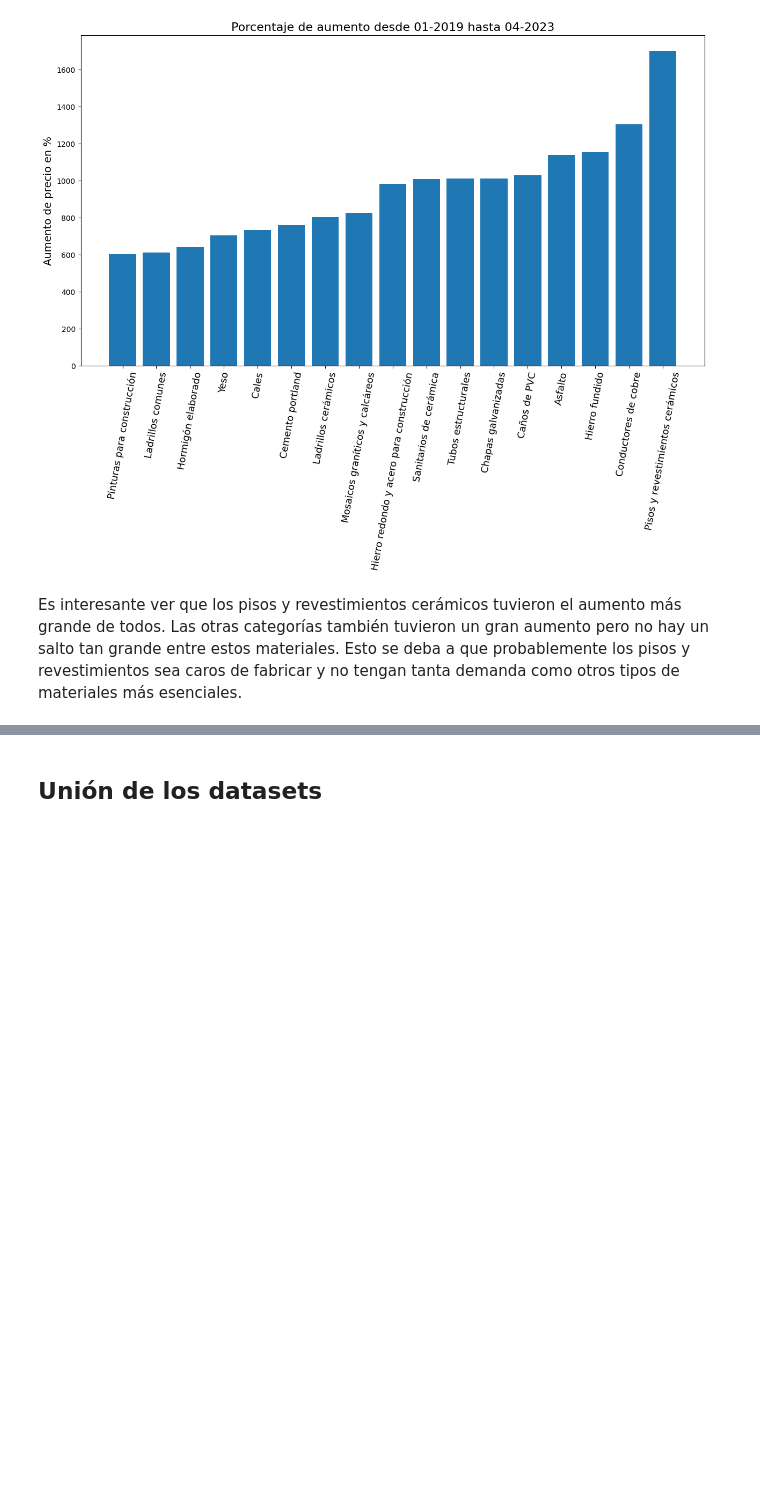
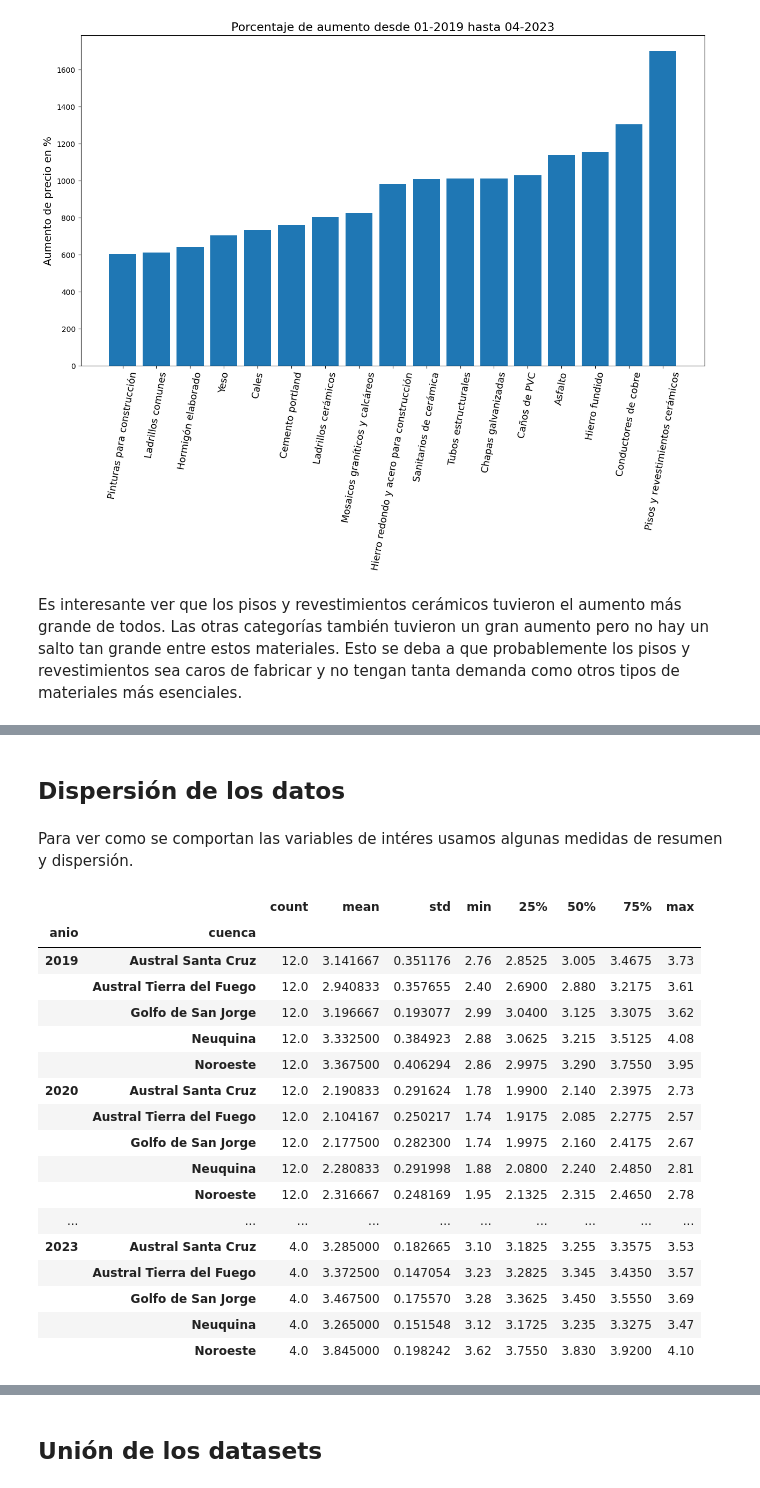
Before and after one commit to Isaiasgaray/fundamentos_final, a Jupyter notebook: TP_Final.ipynb, the cells around one changed output, grey strips where cells are left out. Saved outputs shown, nothing was run; the diff lists cells and outputs as text; code cells hidden in the pictures; blank space fills up the shorter version.

```diff
--- a/TP_Final.ipynb
+++ b/TP_Final.ipynb
@@ -189,0 +218,30 @@ Es interesante ver que los pisos y revestimientos cerámicos tuvieron el aumento
+# %% [markdown]
+## Dispersión de los datos
+# %% [markdown]
+Para ver como se comportan las variables de intéres usamos algunas medidas de resumen y dispersión.
+# %%
+cuencas_total[
+    ['anio', 'mes', 'cuenca', 'precio_gnc', 'precio_industria']]\
+    .groupby(['anio', 'cuenca'])\
+    .describe()['precio_gnc']
+
+# Precio GNC
+# %% [output]
+|  |  | count | mean | std | min | 25% | 50% | 75% | max |
+| anio | cuenca |  |  |  |  |  |  |  |  |
+| 2019 | Austral Santa Cruz | 12.0 | 3.141667 | 0.351176 | 2.76 | 2.8525 | 3.005 | 3.4675 | 3.73 |
+|  | Austral Tierra del Fuego | 12.0 | 2.940833 | 0.357655 | 2.40 | 2.6900 | 2.880 | 3.2175 | 3.61 |
+|  | Golfo de San Jorge | 12.0 | 3.196667 | 0.193077 | 2.99 | 3.0400 | 3.125 | 3.3075 | 3.62 |
+|  | Neuquina | 12.0 | 3.332500 | 0.384923 | 2.88 | 3.0625 | 3.215 | 3.5125 | 4.08 |
+|  | Noroeste | 12.0 | 3.367500 | 0.406294 | 2.86 | 2.9975 | 3.290 | 3.7550 | 3.95 |
+| 2020 | Austral Santa Cruz | 12.0 | 2.190833 | 0.291624 | 1.78 | 1.9900 | 2.140 | 2.3975 | 2.73 |
+|  | Austral Tierra del Fuego | 12.0 | 2.104167 | 0.250217 | 1.74 | 1.9175 | 2.085 | 2.2775 | 2.57 |
+|  | Golfo de San Jorge | 12.0 | 2.177500 | 0.282300 | 1.74 | 1.9975 | 2.160 | 2.4175 | 2.67 |
+|  | Neuquina | 12.0 | 2.280833 | 0.291998 | 1.88 | 2.0800 | 2.240 | 2.4850 | 2.81 |
+|  | Noroeste | 12.0 | 2.316667 | 0.248169 | 1.95 | 2.1325 | 2.315 | 2.4650 | 2.78 |
+| ... | ... | ... | ... | ... | ... | ... | ... | ... | ... |
+| 2023 | Austral Santa Cruz | 4.0 | 3.285000 | 0.182665 | 3.10 | 3.1825 | 3.255 | 3.3575 | 3.53 |
+|  | Austral Tierra del Fuego | 4.0 | 3.372500 | 0.147054 | 3.23 | 3.2825 | 3.345 | 3.4350 | 3.57 |
+|  | Golfo de San Jorge | 4.0 | 3.467500 | 0.175570 | 3.28 | 3.3625 | 3.450 | 3.5550 | 3.69 |
+|  | Neuquina | 4.0 | 3.265000 | 0.151548 | 3.12 | 3.1725 | 3.235 | 3.3275 | 3.47 |
+|  | Noroeste | 4.0 | 3.845000 | 0.198242 | 3.62 | 3.7550 | 3.830 | 3.9200 | 4.10 |
```
Also changed, not shown: parts of 7 cells of this notebook.
